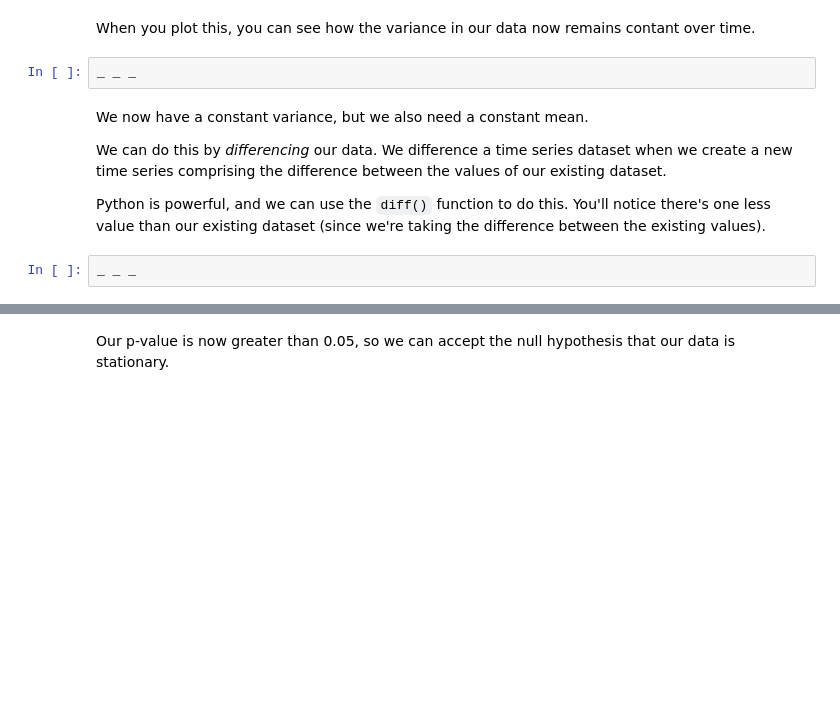
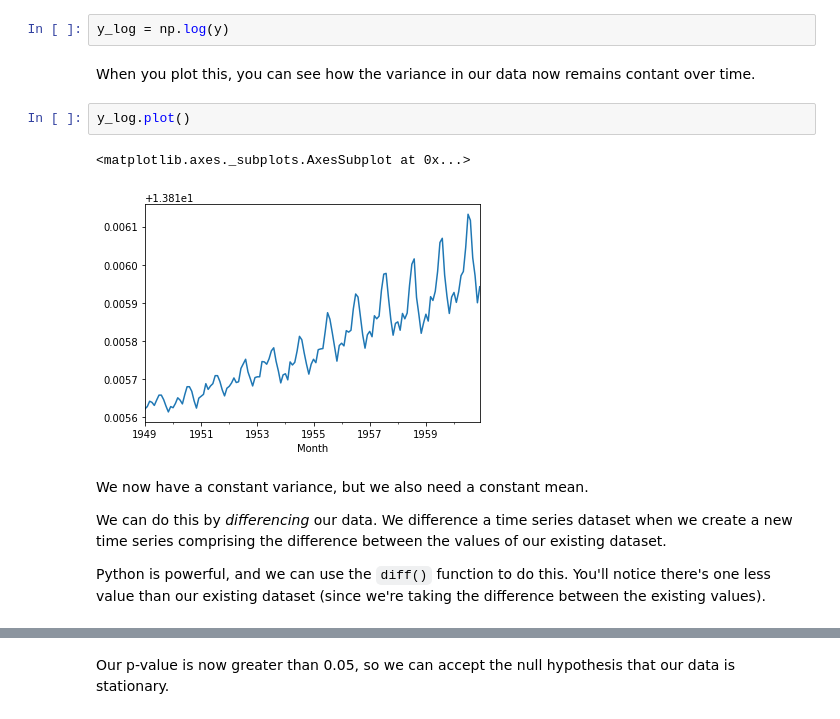
Before and after one commit to Kylehanna/-Euclidean_and_Manhattan_Distances_Case_Study, a Jupyter notebook: Cowboy_Cigarettes_Case_Study_Tier_3.ipynb, the cells around one changed output, grey strips where cells are left out. Cells and saved outputs as stored; diff of their text form; blank space fills up the shorter version.

```diff
--- a/Cowboy_Cigarettes_Case_Study_Tier_3.ipynb
+++ b/Cowboy_Cigarettes_Case_Study_Tier_3.ipynb
@@ -293,13 +317,16 @@ _ _ _
+# %%
+y_log = np.log(y)
 # %% [markdown]
 
 When you plot this, you can see how the variance in our data now remains contant over time.
-# %%
-_ _ _
+# %%
+y_log.plot()
+# %% [output]
+<matplotlib.axes._subplots.AxesSubplot at 0x...>
+[figure, added]
 # %% [markdown]
 We now have a constant variance, but we also need a constant mean.
 
 We can do this by *differencing* our data. We difference a time series dataset when we create a new time series comprising the difference between the values of our existing dataset.
 
 Python is powerful, and we can use the `diff()` function to do this. You'll notice there's one less value than our existing dataset (since we're taking the difference between the existing values).
-# %%
-_ _ _
```
Also changed, not shown: parts of 25 cells of this notebook.
